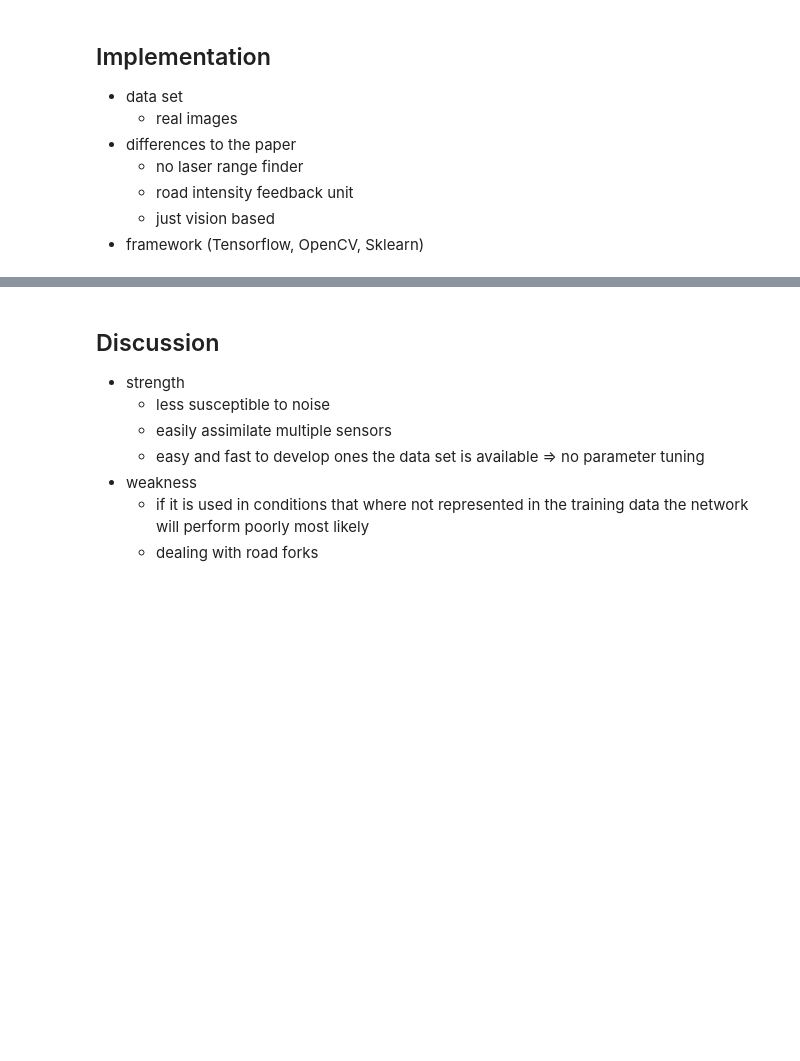
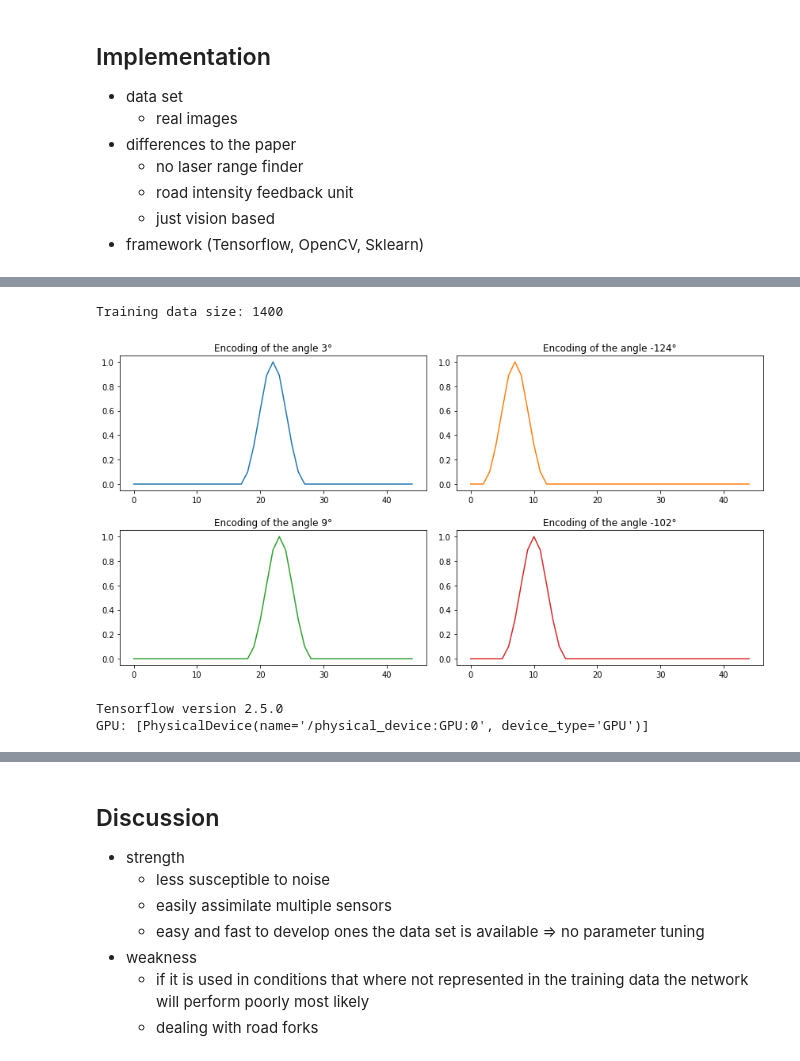
Before and after one commit to fabian-hk/Imitation-Learning, a Jupyter notebook: AVLINN.ipynb, the cells around one changed output, grey strips where cells are left out. Drawn from its saved outputs; the diff is of its cells as text; code cells hidden in the pictures; blank space fills up the shorter version.

Commit message:
training and evaluation in jupyter notebook

```diff
--- a/AVLINN.ipynb
+++ b/AVLINN.ipynb
@@ -64,0 +60,16 @@ detection frequently used by autonomous driving systems nowadays.
+# %%
+# load data set
+import h5py
+
+X = []
+y = []
+with h5py.File(f"{project_path}data/track_data_2.h5", "r") as f:
+    for image, label in zip(f['images'], f['angles']):
+        X.append(image)
+        y.append(label)
+
+X = np.asarray(X, dtype=np.float32)
+y = np.asarray(y, dtype=np.float32)
+
+print(f"Data set size: {len(X)}")
+print(f"Image size: {X[0].shape}")
@@ -64,0 +115,61 @@ detection frequently used by autonomous driving systems nowadays.
+# %%
+# data preprocessing
+from sklearn.utils import shuffle
+
+import utils
+
+# normalize the images
+X_normalized = X / 255.0
+
+# encode the angles
+y_encoded = utils.encode_angle(y, output_bins=45)
+
+# visualize encoding
+fig, axs = plt.subplots(2, 2, figsize=(12,6))
+fig.tight_layout()
+fig.subplots_adjust(hspace=.3, wspace=.1)
+axs[0, 0].plot(y_encoded[0])
+axs[0, 0].set_title(f"Encoding of the angle {round(y[0])}°")
+axs[0, 1].plot(y_encoded[300], 'tab:orange')
+axs[0, 1].set_title(f"Encoding of the angle {round(y[300])}°")
+axs[1, 0].plot(y_encoded[50], 'tab:green')
+axs[1, 0].set_title(f"Encoding of the angle {round(y[50])}°")
+axs[1, 1].plot(y_encoded[1000], 'tab:red')
+axs[1, 1].set_title(f"Encoding of the angle {round(y[1000])}°")
+
+# split data into train (70%) and test data (30%)
+train_data_size = round(len(X) * 0.7)
+print(f"Training data size: {train_data_size}")
+
+X_train = X_normalized[:train_data_size]
+y_train = y_encoded[:train_data_size]
+
+# shuffle data before training
+X_train, y_train = shuffle(X_train, y_train, random_state=1)
+
+X_test = X_normalized[train_data_size:]
+y_test = y_encoded[train_data_size:]
+# %% [output]
+Training data size: 1400
+[figure, added]
+# %%
+# initialize tensorflow
+import tensorflow as tf
+print(f"Tensorflow version {tf.__version__}")
+print(f"GPU: {tf.config.list_physical_devices('GPU')}")
+tf.random.set_seed(12)
+
+# model definition
+model = tf.keras.models.Sequential([
+    tf.keras.layers.Flatten(input_shape=(60, 64)),
+    tf.keras.layers.Dense(3840, activation=None),
+    tf.keras.layers.Dense(29, activation=tf.keras.activations.sigmoid),
+    tf.keras.layers.Dense(45, activation=None)
+])
+
+model.compile(optimizer=tf.keras.optimizers.Adam(learning_rate=1e-4),
+              loss=tf.keras.losses.MeanSquaredError()
+              )
+# %% [output]
+Tensorflow version 2.5.0
+GPU: [PhysicalDevice(name='/physical_device:GPU:0', device_type='GPU')]
```
Also changed, not shown: parts of 17 cells of this notebook, 6 other files.
